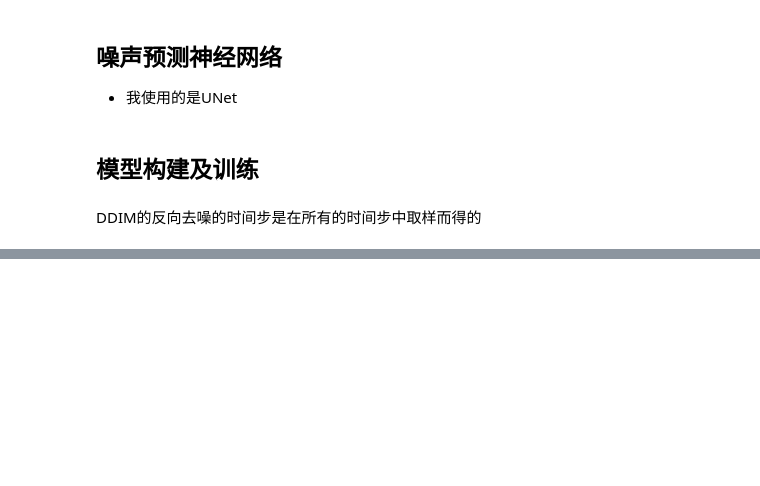
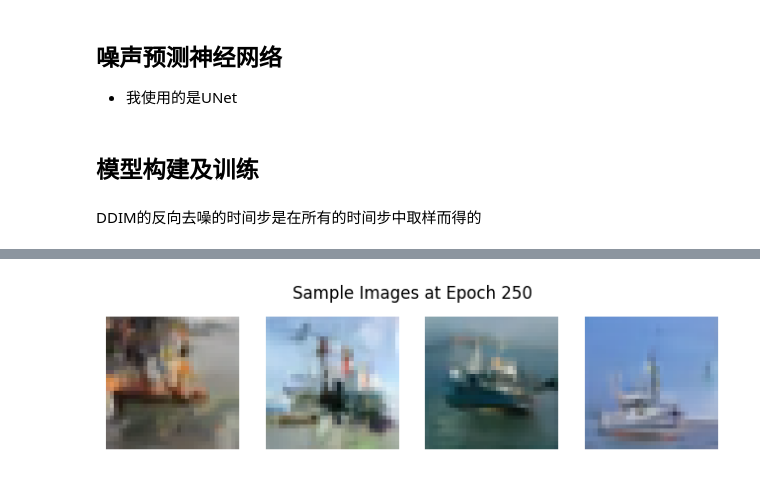
Before and after one commit to kevingao0714/AI-Learning-Notebooks, a Jupyter notebook: DDIM.ipynb, the cells around one changed output, grey strips where cells are left out. Drawn from its saved outputs; the diff is of its cells as text; code cells hidden in the pictures; blank space fills up the shorter version.

```diff
--- a/DDIM.ipynb
+++ b/DDIM.ipynb
@@ -458,0 +489,4 @@ show_sample_images(0, model, T=T_tow, eta=0.0, num_samples=4)
+# %%
+show_sample_images(epochs, model, T_tow, eta=0.0, num_samples=4)
+# %% [output]
+[figure, added]
```
Also changed, not shown: parts of 5 cells of this notebook.
